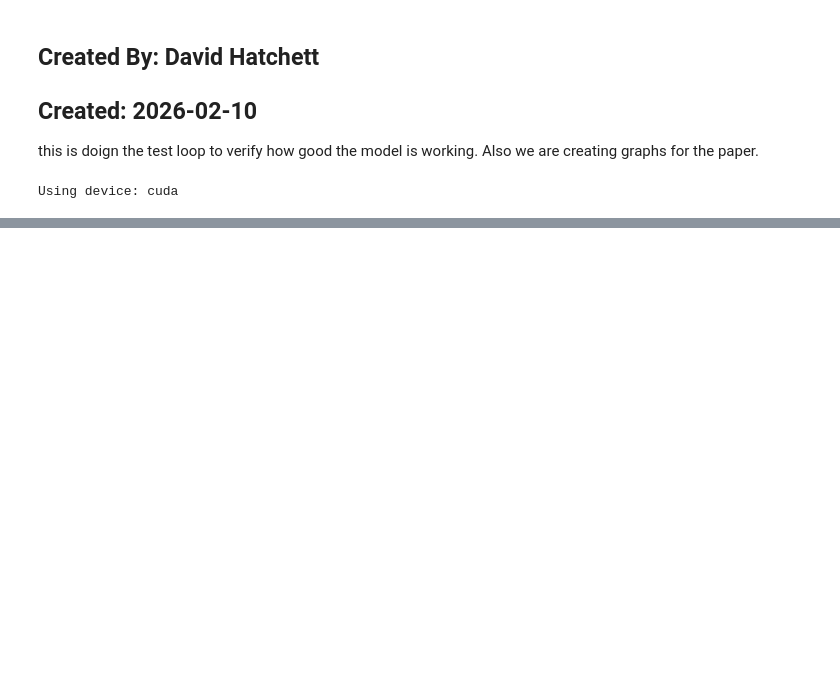
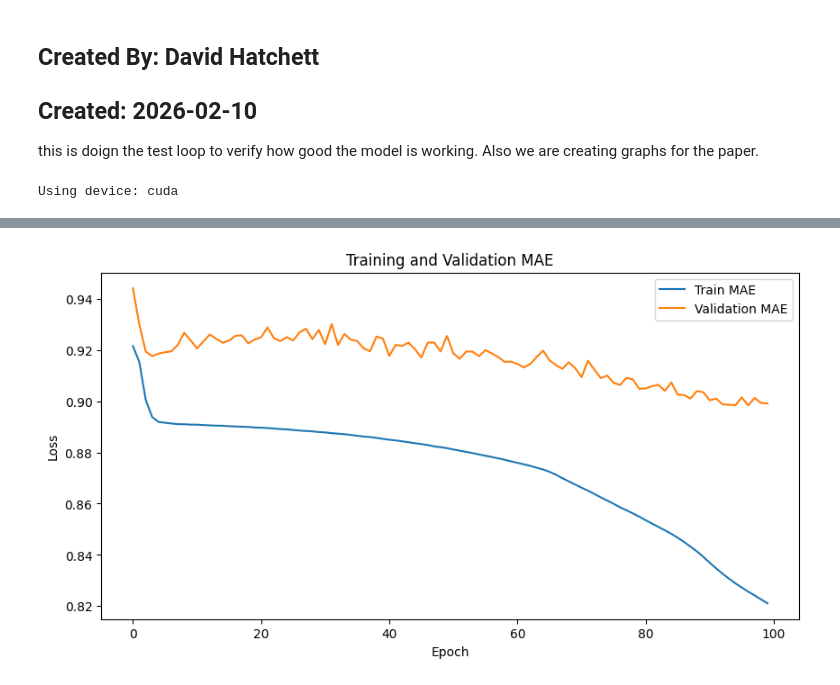
Before and after one commit to dkh1871/BoardGame_recomedation_MLP_Model, a Jupyter notebook: restults.ipynb, the cells around one changed output, grey strips where cells are left out. Cells and saved outputs as stored; diff of their text form; code cells hidden in the pictures; blank space fills up the shorter version.

```diff
--- a/restults.ipynb
+++ b/restults.ipynb
@@ -163,0 +87,12 @@ r2 min: 0.2508365511894226
+# %%
+## creae a graph of the training and validation MAE
+fig, ax = plt.subplots(figsize=(10,5))
+ax.plot(rslt_hist['train_mae'], label='Train MAE')
+ax.plot(rslt_hist['validation_mae'], label='Validation MAE')
+ax.legend()
+ax.set_xlabel('Epoch')
+ax.set_ylabel('Loss')
+ax.set_title('Training and Validation MAE')
+plt.show()
+# %% [output]
+[figure, added]
```
Also changed, not shown: parts of 11 cells of this notebook, 2 other files.
